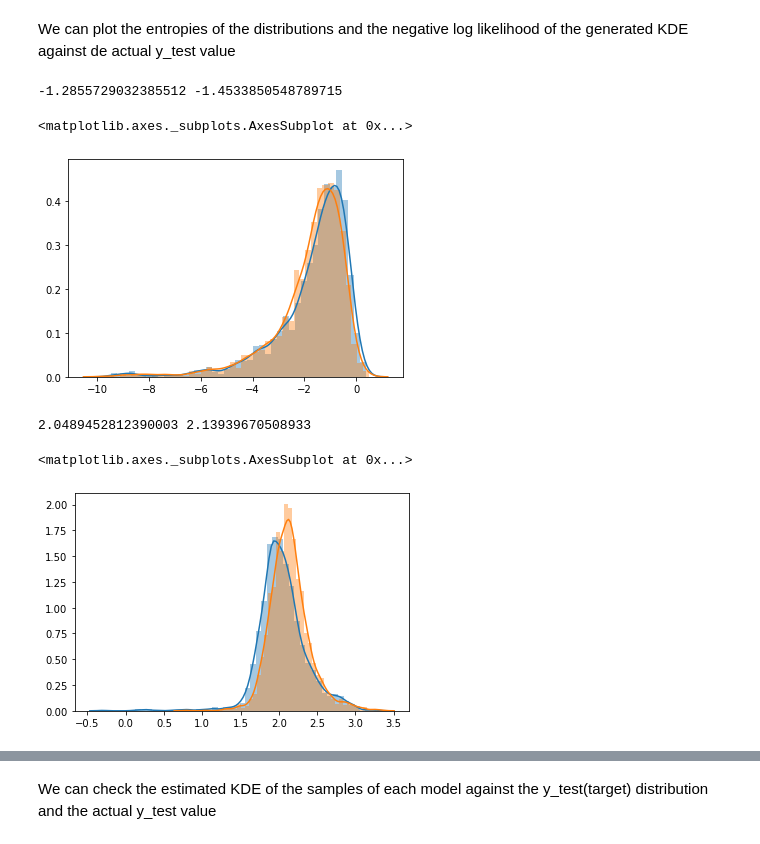
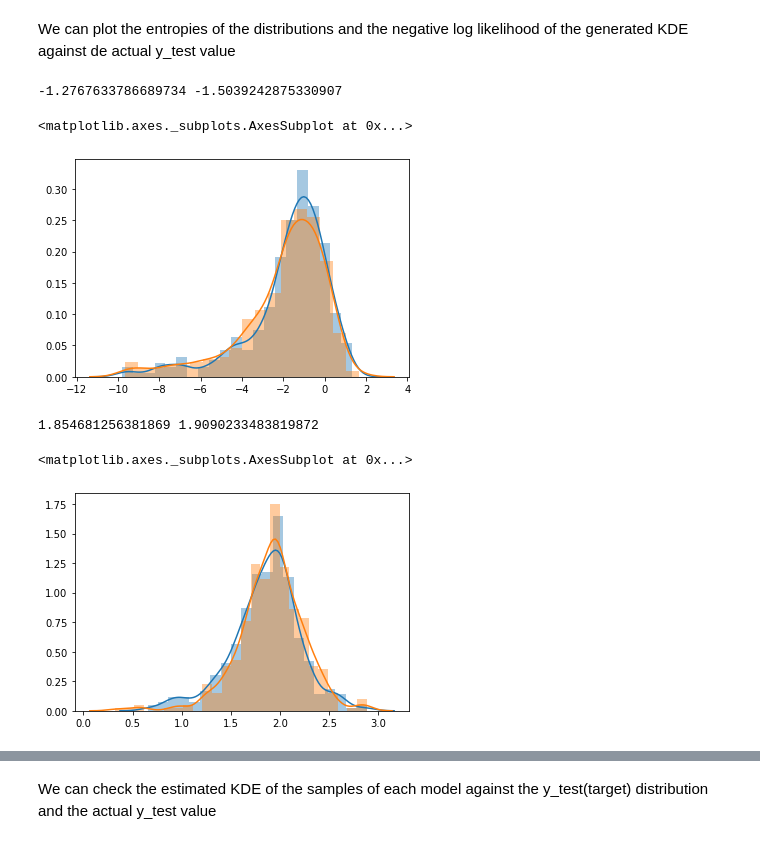
Before and after one commit to AlanGanem/scikit-density, a Jupyter notebook: notebooks/01_ensemble.ipynb, the cells around one changed output, grey strips where cells are left out. Saved outputs shown, nothing was run; the diff lists cells and outputs as text; code cells hidden in the pictures.

Commit message:
created RVArray and density funcitonalities

```diff
--- a/notebooks/01_ensemble.ipynb
+++ b/notebooks/01_ensemble.ipynb
@@ -391,6 +563,6 @@ else:
 # %%
-alpha = 0.8
-noise_factor = 1
+alpha = 1
+noise_factor = 0.0
 samples1 = estim1.sample(X_test, 1000, alpha = alpha, noise_factor = noise_factor)
 samples2 = estim2.sample(X_test, 1000, alpha = alpha, noise_factor = noise_factor)
 # %%
@@ -773,6 +994,6 @@ We can see that forest estimators are better in dealing with bimodal data
 estimator1 = ensemble.RandomForestRegressor(n_estimators = 10,min_samples_leaf = 5, warm_start = False)
 # %%
 #estimator = ensemble.ExtraTreesRegressor(n_estimators = 10,min_samples_leaf = 10, warm_start = False)
-density_estimator1 = SimilarityTreeEnsemble(
-    estimator1,node_rank_func = 'inverse_log_bimodal_variance', node_data_rank_func = None).fit(X_train,y_train[:,:])
+density_estimator1 = KernelTreeEstimator(
+    estimator1,node_rank_func = None, node_data_rank_func = None).fit(X_train,y_train[:,:])
 # %%
@@ -877,11 +1120,11 @@ class SimilarityTreeEnsembleEntropy(SimilarityTreeEnsemble):
 estimator2 = ensemble.RandomForestClassifier(n_jobs = -1,n_estimators = 10,min_samples_leaf = 20, warm_start = True, criterion = 'entropy')
 estimator1 = ensemble.RandomForestRegressor(n_jobs = -1,n_estimators = 10,min_samples_leaf = 20, warm_start = True, criterion = 'mae')
 
-density_estimator2 = SimilarityTreeEnsembleEntropy(
+density_estimator2 = KernelTreeEntropyEstimator(
     estimator2,node_rank_func = 'expected_likelihood', node_data_rank_func = 'kde_likelihood')
 
-#density_estimator2 = JointOutputSimilarityTreeEstimator(density_estimator2)
+density_estimator2 = JointKernelTreeEstimator(density_estimator2)
 density_estimator2.fit(X_train,y_train[:,:])
 
-density_estimator1 = SimilarityTreeEnsemble(
-    estimator1,node_rank_func = 'expected_likelihood', node_data_rank_func = 'kde_likelihood').fit(X_train,y_train[:,:])
+#density_estimator1 = KernelTreeEstimator(
+#    estimator1,node_rank_func = 'expected_likelihood', node_data_rank_func = 'kde_likelihood').fit(X_train,y_train[:,:])
@@ -913,29 +1171,30 @@ else:
 # %%
-alpha, beta, gamma = 1,1,0
-samples1 = density_estimator1.sample(X_test, sample_size = 700, alpha = alpha, beta = beta, gamma = gamma, noise_factor = 1)
-samples2 = density_estimator2.sample(X_test, sample_size = 700, alpha = alpha, beta = beta, gamma = gamma, noise_factor = 1)
+alpha, beta, gamma = 1,2,0
+noise_factor = 0.2
+samples1 = density_estimator1.sample(X_test, sample_size = 700, alpha = alpha, beta = beta, gamma = gamma, noise_factor = noise_factor)
+samples2 = density_estimator2.sample(X_test, sample_size = 700, alpha = alpha, beta = beta, gamma = gamma, noise_factor = noise_factor)
 # %% [markdown]
 We can plot the entropies of the distributions and the negative log likelihood of the generated KDE against de actual y_test value
 # %%
-ll1 = np.log2(kde_likelihood(y_test,samples1))
-ll2 = np.log2(kde_likelihood(y_test,samples2))
+ll1 = np.log2(kde_likelihood(y_test,samples1, frac = 0.2))
+ll2 = np.log2(kde_likelihood(y_test,samples2, frac = 0.2))
 print(np.median(ll1[ll1 > -10]), np.median(ll2[ll2 > -10]))
 sns.distplot(ll1[ll1 > -10])
 sns.distplot(ll2[ll2 > -10])
 # %% [output]
--1.2855729032385512 -1.4533850548789715
+-1.2767633786689734 -1.5039242875330907
 <matplotlib.axes._subplots.AxesSubplot at 0x...>
-[figure, old version]
+[figure, new version]
 # %%
-entr1 = kde_entropy(samples1, sample_size = 200)
-entr2 = kde_entropy(samples2, sample_size = 200)
+entr1 = kde_entropy(samples1, sample_size = 200 , frac = 0.2)
+entr2 = kde_entropy(samples2, sample_size = 200 , frac = 0.2)
 print(entr1.mean(),entr2.mean())
 sns.distplot(entr1)
 sns.distplot(entr2)
 # %% [output]
-2.0489452812390003 2.13939670508933
+1.854681256381869 1.9090233483819872
 <matplotlib.axes._subplots.AxesSubplot at 0x...>
-[figure, old version]
+[figure, new version]
 # %%
 #we want the likelihood of our datapoints to be higher than the average likelihood of the distribution
 # so we convert entropy and negative log likelihood  to likelihoods and divide the point likelihood by the average dist likeliihood
```
Also changed, not shown: parts of 38 cells of this notebook, 10 other files.
